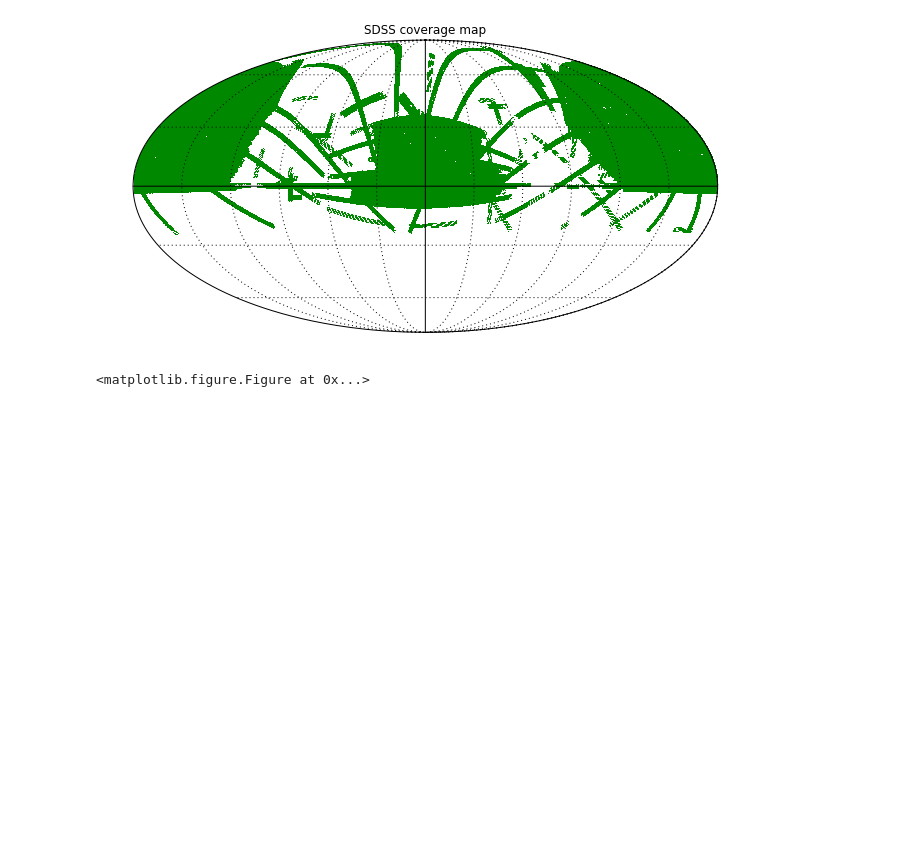
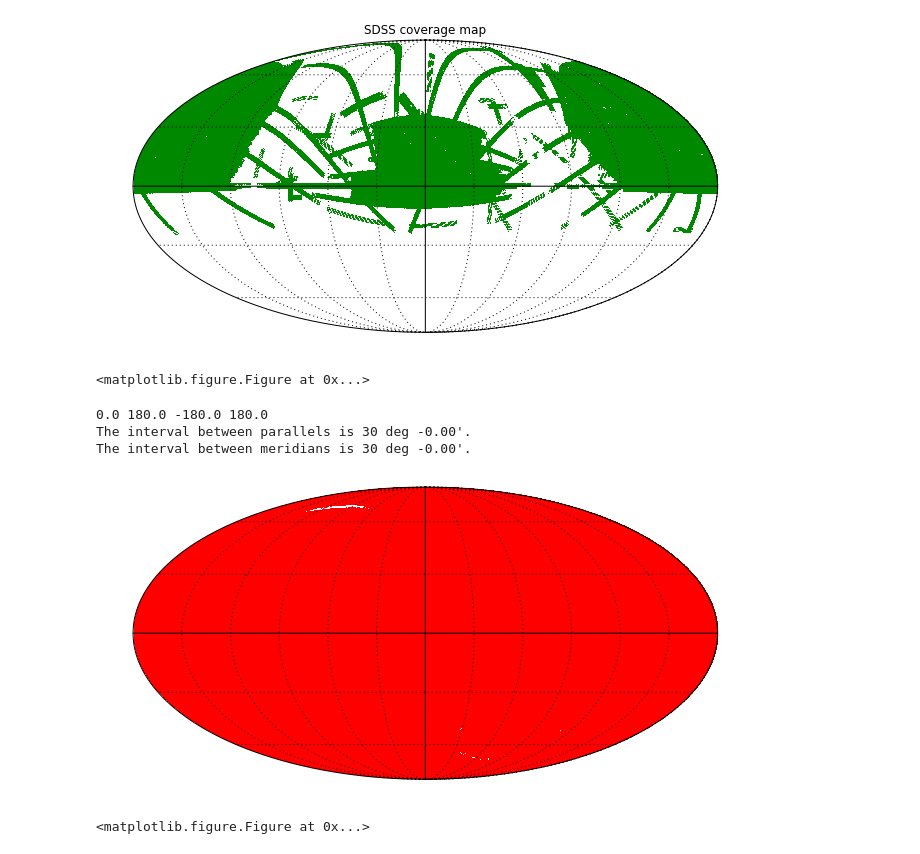
Before and after one commit to calumhrmurray/MPhysProject, a Jupyter notebook: colours_calibration/aitoff_projection.ipynb, the cells around one changed output. Saved outputs shown, nothing was run; the diff lists cells and outputs as text; code cells hidden in the pictures; blank space fills up the shorter version.

```diff
--- a/colours_calibration/aitoff_projection.ipynb
+++ b/colours_calibration/aitoff_projection.ipynb
@@ -45,6 +34,15 @@ The interval between parallels is 30 deg -0.00'.
 The interval between meridians is 30 deg -0.00'.
 [figure]
 <matplotlib.figure.Figure at 0x...>
+# %%
+plot_moc(wise, projection='moll', color='red')
+plt.savefig('wise_covmap.png')
+# %% [output]
+0.0 180.0 -180.0 180.0
+The interval between parallels is 30 deg -0.00'.
+The interval between meridians is 30 deg -0.00'.
+[figure, added]
+<matplotlib.figure.Figure at 0x...>
 # %%
 
 def plot_moc(moc, order=None, antialias=0, filename=None,
```
Also changed, not shown: parts of 1 cell of this notebook.
